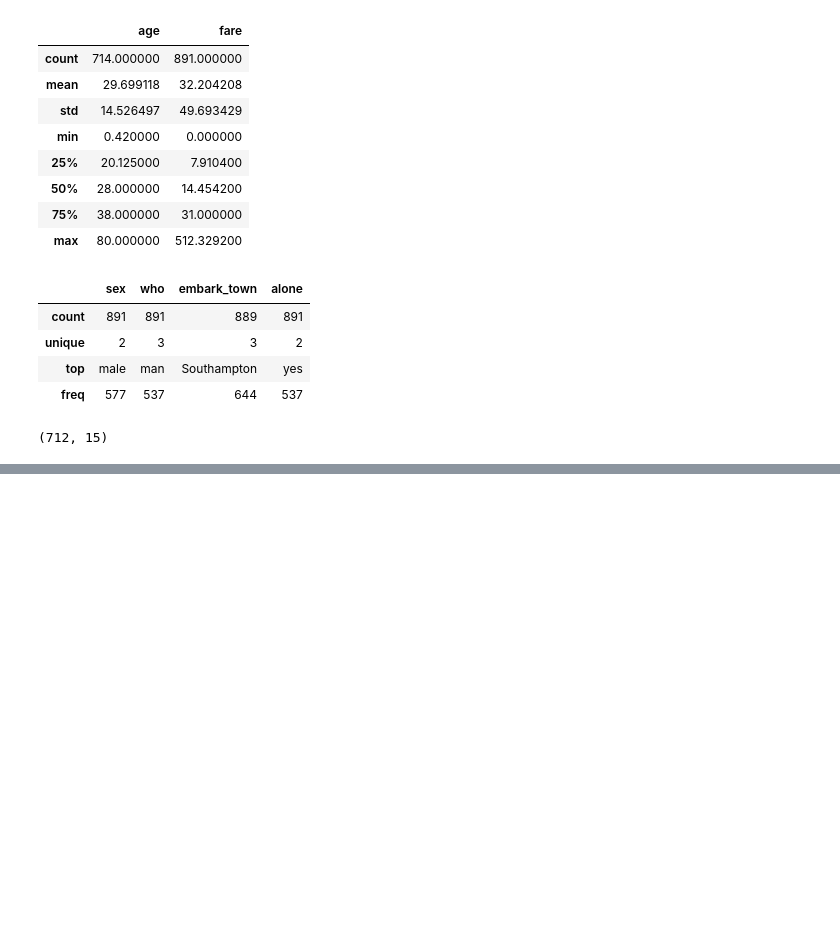
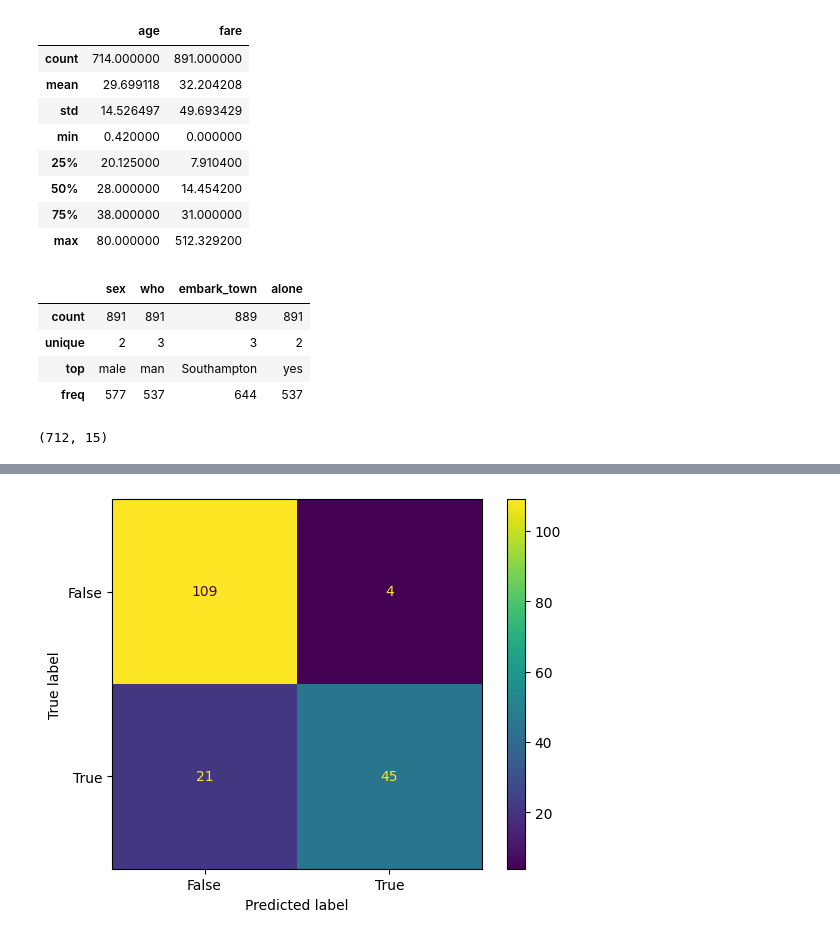
Before and after one commit to karenmoreno17/Informe-Machine-Learning, a Jupyter notebook: punto1.ipynb, the cells around one changed output, grey strips where cells are left out. Saved outputs shown, nothing was run; the diff lists cells and outputs as text; code cells hidden in the pictures; blank space fills up the shorter version.

```diff
--- a/punto1.ipynb
+++ b/punto1.ipynb
@@ -257,0 +341,5 @@ scoreRed05.mean()
+# %%
+# Con el cuarto modelo.
+
+Y_predRed04 = cuartaRed.predict(X_test)
+Y_predRed04
@@ -257,0 +487,15 @@ scoreRed05.mean()
+# %%
+# Matriz de confusión del cuarto modelo
+
+import matplotlib.pyplot as plt
+import numpy as pd
+from sklearn import metrics
+
+matrizConfusion04 = metrics.confusion_matrix(Y_test, Y_predRed04)
+
+cm_display = metrics.ConfusionMatrixDisplay(confusion_matrix = matrizConfusion04, display_labels = [False, True])
+
+cm_display.plot()
+plt.show()
+# %% [output]
+[figure, added]
```
Also changed, not shown: parts of 30 cells of this notebook.
